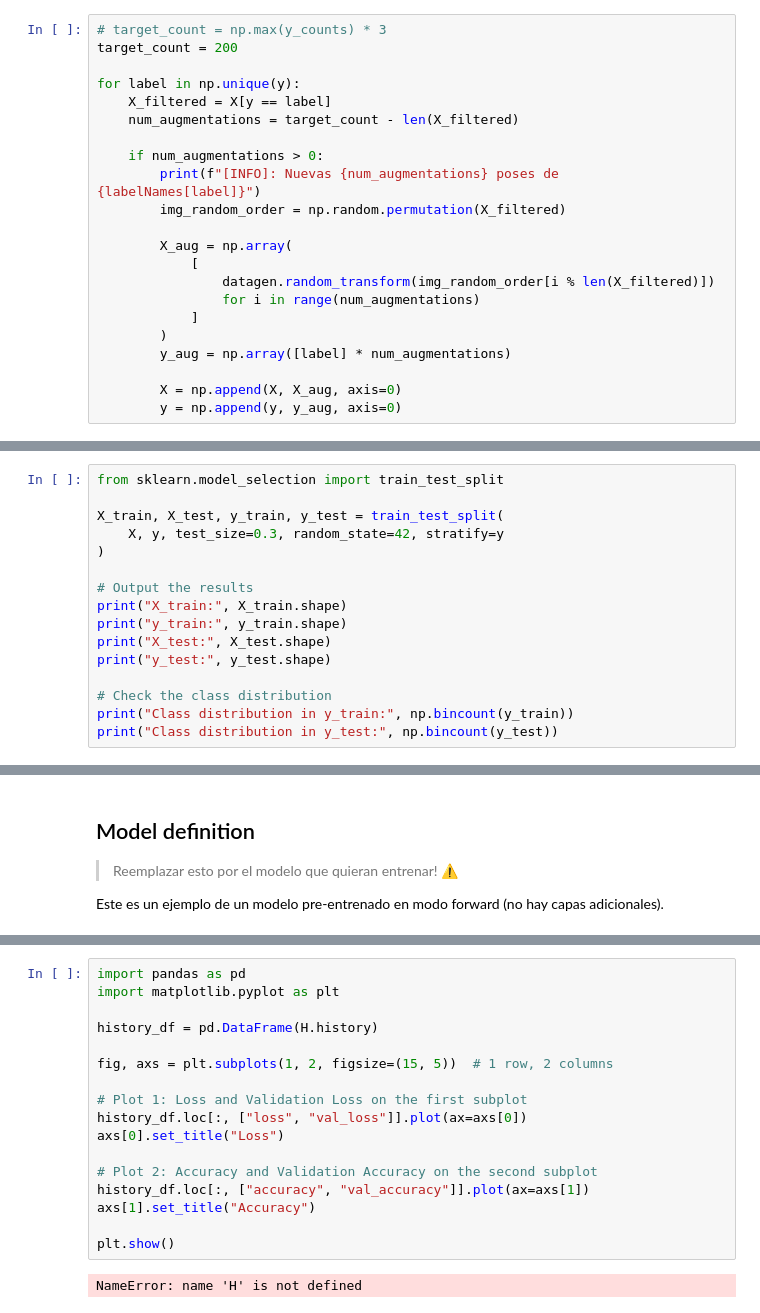
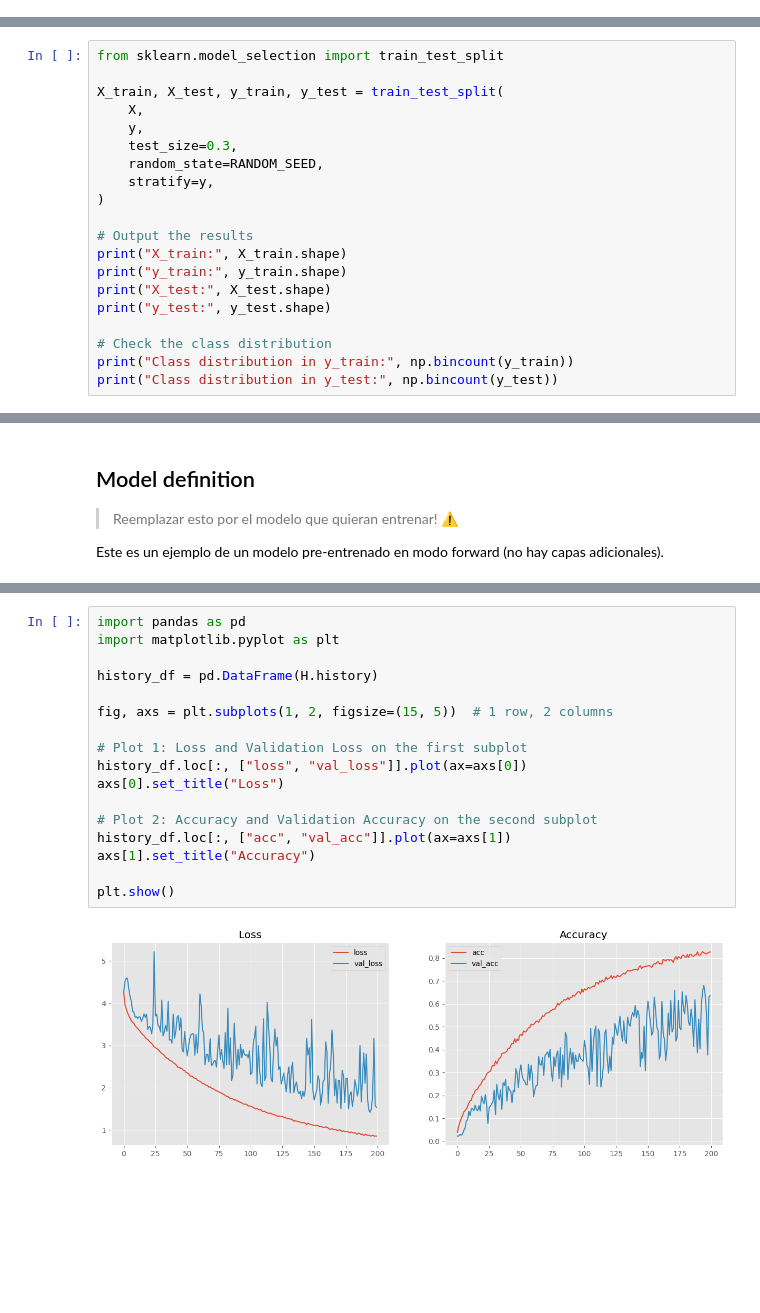
Before and after one commit to EmaSuriano/deep-learning-group-7, a Jupyter notebook: ema/from-scratch.ipynb, the cells around one changed output, grey strips where cells are left out. Saved outputs shown, nothing was run; the diff lists cells and outputs as text; blank space fills up the shorter version.

```diff
--- a/ema/from-scratch.ipynb
+++ b/ema/from-scratch.ipynb
@@ -230,22 +306,0 @@ plt.show()
-# %%
-# target_count = np.max(y_counts) * 3
-target_count = 200
-
-for label in np.unique(y):
-    X_filtered = X[y == label]
-    num_augmentations = target_count - len(X_filtered)
-
-    if num_augmentations > 0:
-        print(f"[INFO]: Nuevas {num_augmentations} poses de {labelNames[label]}")
-        img_random_order = np.random.permutation(X_filtered)
-
-        X_aug = np.array(
-            [
-                datagen.random_transform(img_random_order[i % len(X_filtered)])
-                for i in range(num_augmentations)
-            ]
-        )
-        y_aug = np.array([label] * num_augmentations)
-
-        X = np.append(X, X_aug, axis=0)
-        y = np.append(y, y_aug, axis=0)
@@ -280,7 +308,11 @@ plt.show()
 from sklearn.model_selection import train_test_split
 
 X_train, X_test, y_train, y_test = train_test_split(
-    X, y, test_size=0.3, random_state=42, stratify=y
+    X,
+    y,
+    test_size=0.3,
+    random_state=RANDOM_SEED,
+    stratify=y,
 )
 
 # Output the results
@@ -479,19 +537,19 @@ print(
 # %%
 import pandas as pd
 import matplotlib.pyplot as plt
 
 history_df = pd.DataFrame(H.history)
 
 fig, axs = plt.subplots(1, 2, figsize=(15, 5))  # 1 row, 2 columns
 
 # Plot 1: Loss and Validation Loss on the first subplot
 history_df.loc[:, ["loss", "val_loss"]].plot(ax=axs[0])
 axs[0].set_title("Loss")
 
 # Plot 2: Accuracy and Validation Accuracy on the second subplot
-history_df.loc[:, ["accuracy", "val_accuracy"]].plot(ax=axs[1])
+history_df.loc[:, ["acc", "val_acc"]].plot(ax=axs[1])
 axs[1].set_title("Accuracy")
 
 plt.show()
 # %% [output]
-NameError: name 'H' is not defined
+[figure, added]
```
Also changed, not shown: parts of 21 cells of this notebook, 3 other files.
